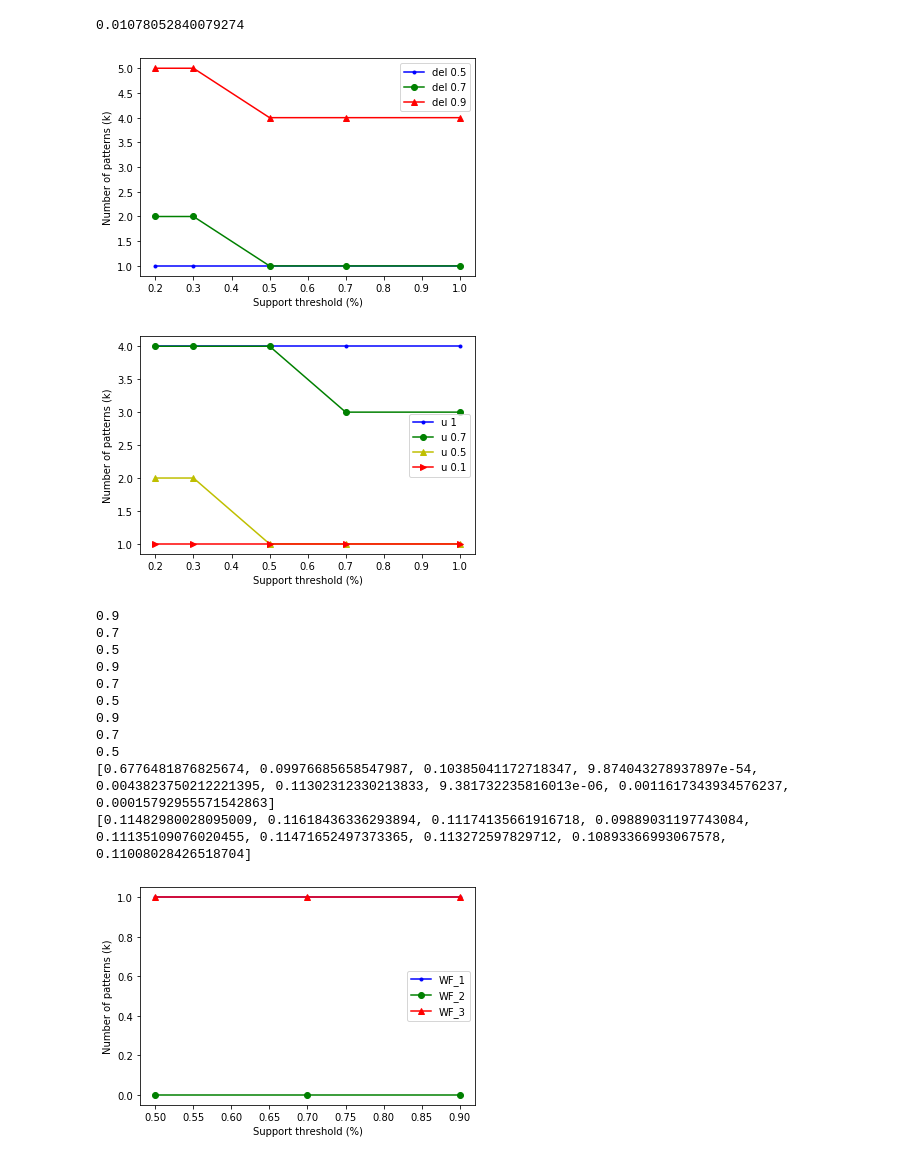
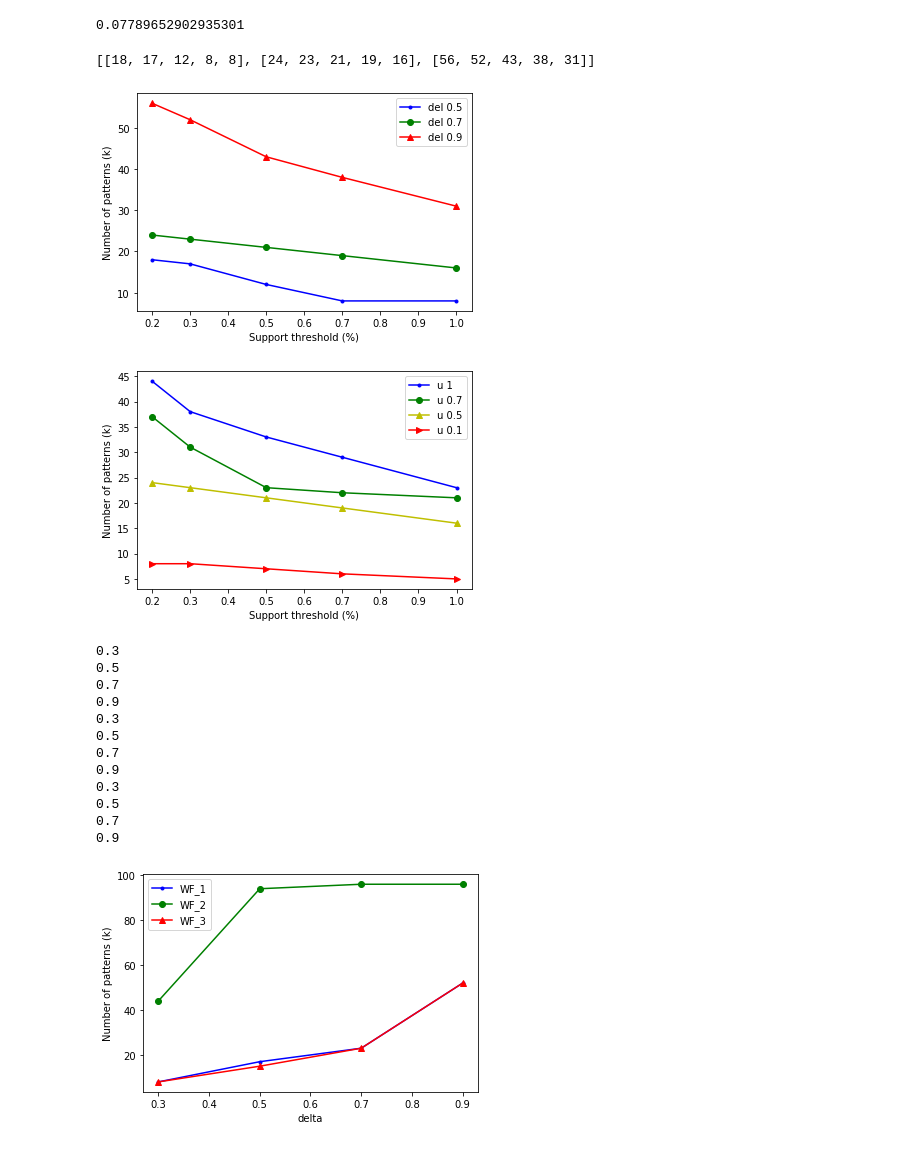
Before and after one commit to 26prajval98/Sequential-Pattern-mining-using-TiW, a Jupyter notebook: DWDM .ipynb, the cells around one changed output. Drawn from its saved outputs; the diff is of its cells as text; code cells hidden in the pictures.

```diff
--- a/DWDM .ipynb
+++ b/DWDM .ipynb
@@ -51,7 +51,7 @@ def Randlist(start, end, num):
 	res.sort()
 	return res
 
-text_file= open("sample.data","r")
+text_file= open("Datasets/hundred.data","r")
 lines= text_file.readlines()
 # line1= lines[0]
 undelted_lines= lines
@@ -279,7 +279,7 @@ def TiW_support(TiWs, db):
 
     for x in db.keys():
         TiW_supports[x] /= TiW_normalise
-    return TiW_supports
+    return TiW_supports, TiW_normalise
 # %%
 def nominal(TiWs, db):
     n_supports = dict()
@@ -315,7 +315,7 @@ TiW=TiW_sequence(itemset_pairs_time_strength)
 # print(itemset_pairs)
 print(TiW)
 # %% [output]
-0.01078052840079274
+0.07789652902935301
 # %%
 import matplotlib.pyplot as plt
 
@@ -359,7 +359,8 @@ for i in range(3):
 
 plt_graphs(pers, counts, labels=["del 0.5", "del 0.7", "del 0.9"], colors=["b", "g", "r"], markers=['.', 'o', '^'], x_label="Support threshold (%)", y_label= "Number of patterns (k)")
 # %% [output]
+[[18, 17, 12, 8, 8], [24, 23, 21, 19, 16], [56, 52, 43, 38, 31]]
-[figure, old version]
+[figure, new version]
 # %%
 # For graph 2
 gs = []
@@ -370,8 +371,6 @@ counts = [[0, 0, 0, 0, 0] for _ in range(len(us))]
 for u in us:
     gs.append(get_supports(0.7, u))
 
-# print(get_supports(0.9, 0.5))
-
 for i in range(4):
     for j in range(5):
         percent = pers[i][j]/100
@@ -381,35 +380,35 @@ for i in range(4):
 
 plt_graphs(pers, counts, labels=["u 1", "u 0.7", "u 0.5", "u 0.1"], colors=["b", "g", "y", "r"], markers=['.', 'o', '^', ">"], x_label="Support threshold (%)", y_label= "Number of patterns (k)")
 # %% [output]
-[figure, old version]
+[figure, new version]
 # %%
 # For graph 3
 gs = []
 WF = [1, 2, 3]
-dels = [[0.9, 0.7, 0.5] for _ in range(3)]
-counts = [[0, 0, 0] for _ in range(3)]
+dels = [[0.3, 0.5, 0.7, 0.9] for _ in range(3)]
+counts = [[0, 0, 0, 0] for _ in range(3)]
 for wf in WF:
     for dl in dels[0]:
-        print(dl)
         gs.append(get_supports(dl, 0.5, wf))
 
 for i in range(3):
-    for j in range(3):
-        for k in gs[3*i + j]:
-            if k > 0.3:
+    for j in range(4):
+        for k in gs[4*i + j]:
+            if k > 0.003:
                 counts[i][j] += 1
 
-plt_graphs(dels, counts, labels=["WF_1", "WF_2", "WF_3"], colors=["b", "g", "r"], markers=['.', 'o', '^'], x_label="Support threshold (%)", y_label= "Number of patterns (k)")
+plt_graphs(dels, counts, labels=["WF_1", "WF_2", "WF_3"], colors=["b", "g", "r"], markers=['.', 'o', '^'], x_label="delta", y_label= "Number of patterns (k)")
 # %% [output]
+0.3
+0.5
+0.7
 0.9
+0.3
+0.5
 0.7
+0.9
+0.3
 0.5
+0.7
 0.9
-0.7
-0.5
-0.9
-0.7
-0.5
-[0.6776481876825674, 0.09976685658547987, 0.10385041172718347, 9.874043278937897e-54, 0.0043823750212221395, 0.11302312330213833, 9.381732235816013e-06, 0.0011617343934576237, 0.00015792955571542863]
-[0.11482980028095009, 0.11618436336293894, 0.11174135661916718, 0.09889031197743084, 0.11135109076020455, 0.11471652497373365, 0.113272597829712, 0.10893366993067578, 0.11008028426518704]
-[figure, old version]
+[figure, new version]
```
Also changed, not shown: parts of 3 cells of this notebook.
